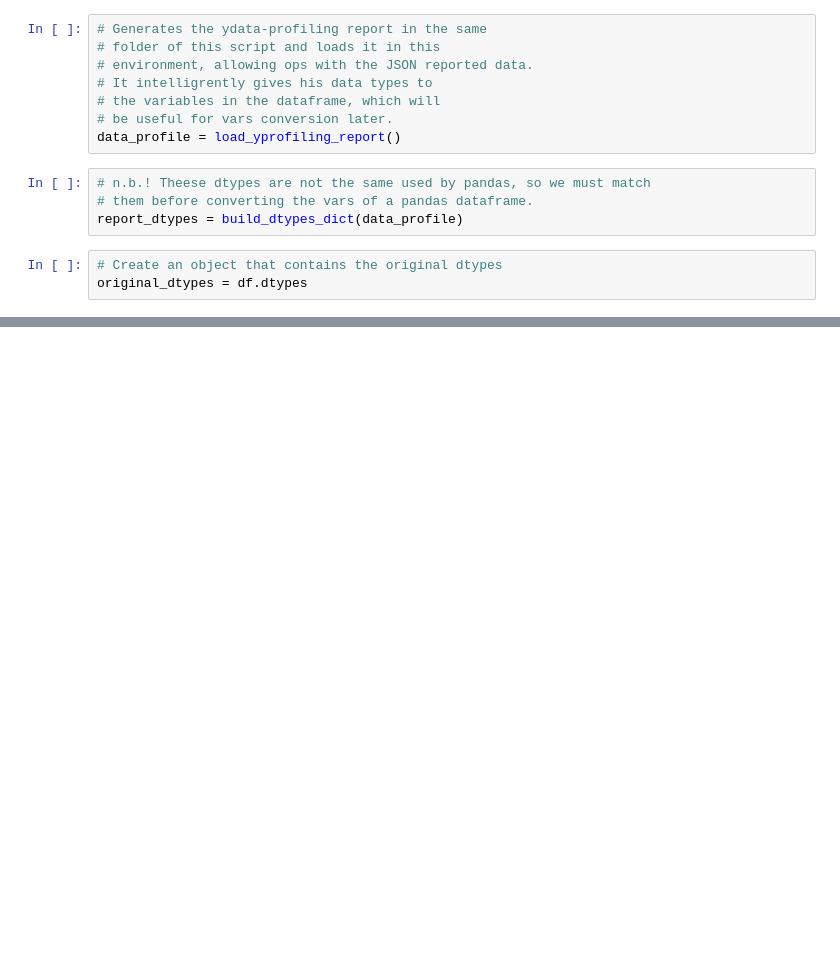
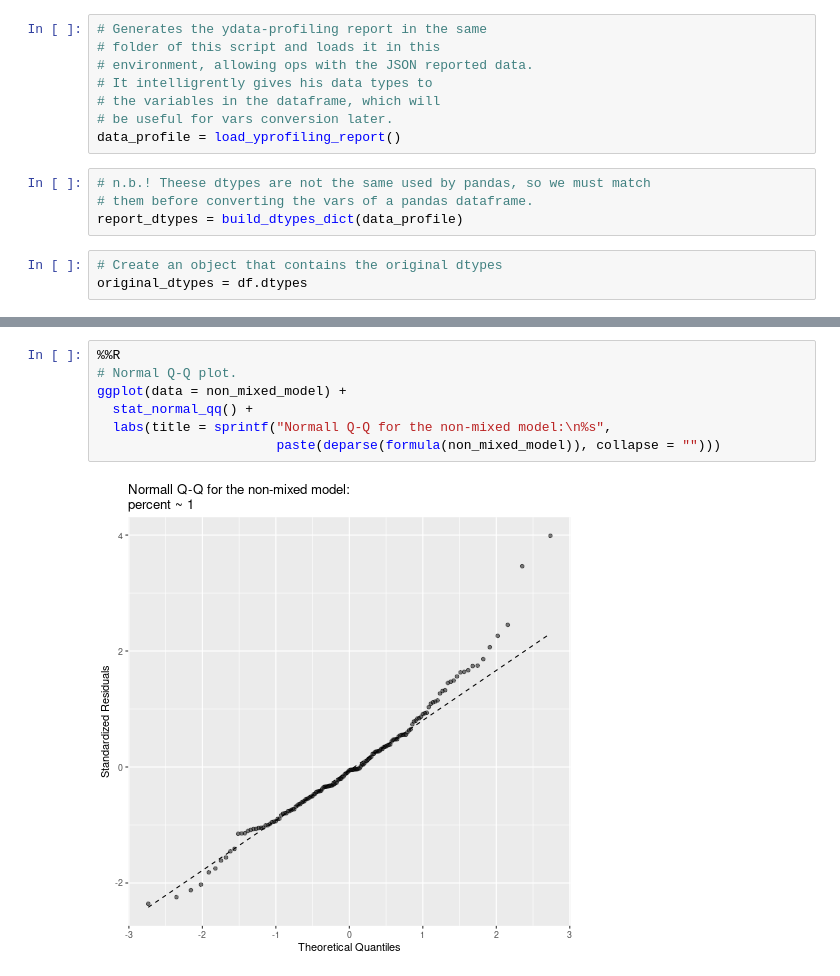
Before and after one commit to francesco-gariboldi/psy-data-tool, a Jupyter notebook: psy_data_tool_extended.ipynb, the cells around one changed output, grey strips where cells are left out. Drawn from its saved outputs; the diff is of its cells as text; blank space fills up the shorter version.

```diff
--- a/psy_data_tool_extended.ipynb
+++ b/psy_data_tool_extended.ipynb
@@ -259,0 +382,9 @@ Warning messages:
+# %%
+%%R
+# Normal Q-Q plot.
+ggplot(data = non_mixed_model) +
+  stat_normal_qq() +
+  labs(title = sprintf("Normall Q-Q for the non-mixed model:\n%s",
+                       paste(deparse(formula(non_mixed_model)), collapse = "")))
+# %% [output]
+[figure, added]
```
Also changed, not shown: parts of 38 cells of this notebook, 8 other files.
